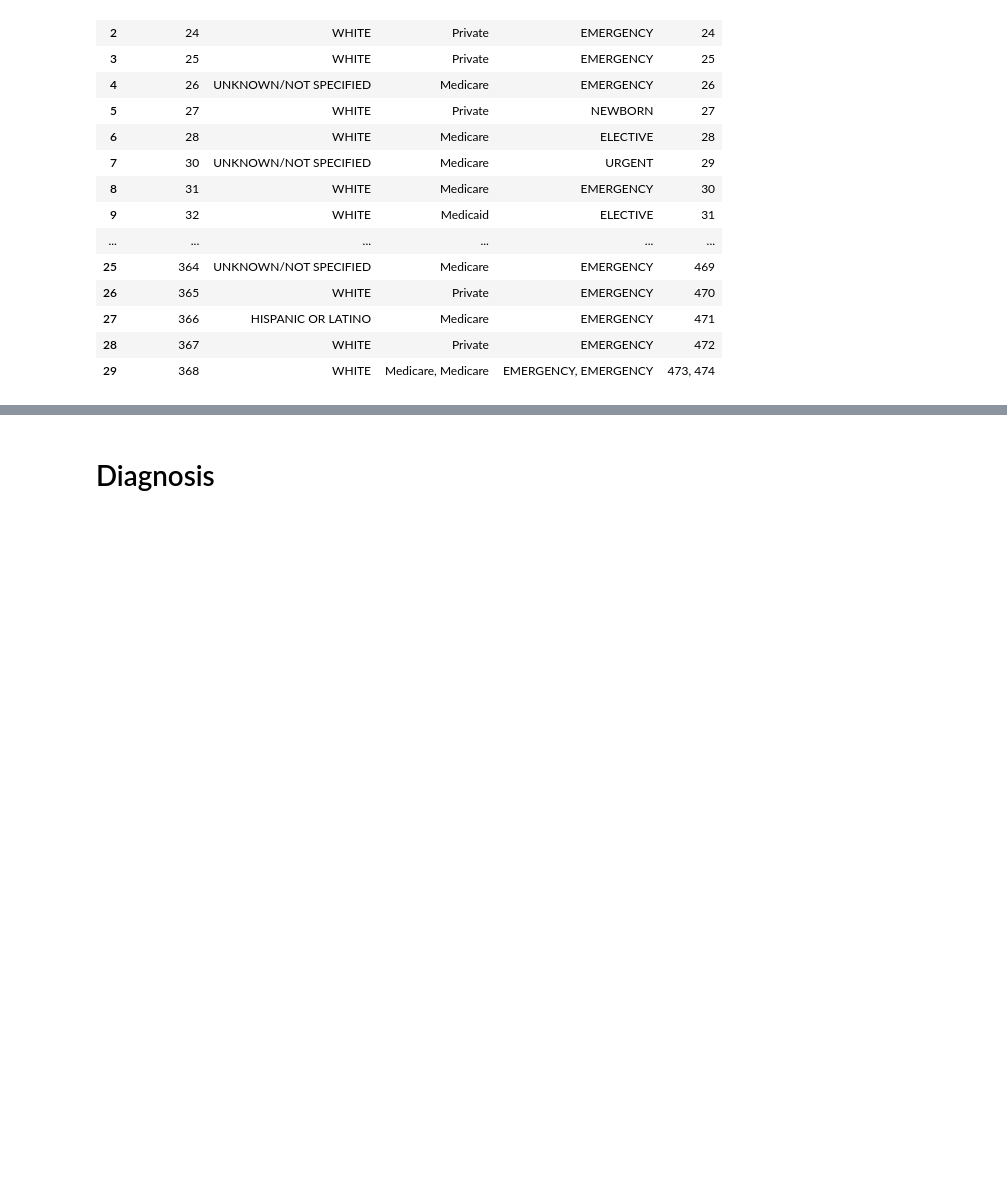
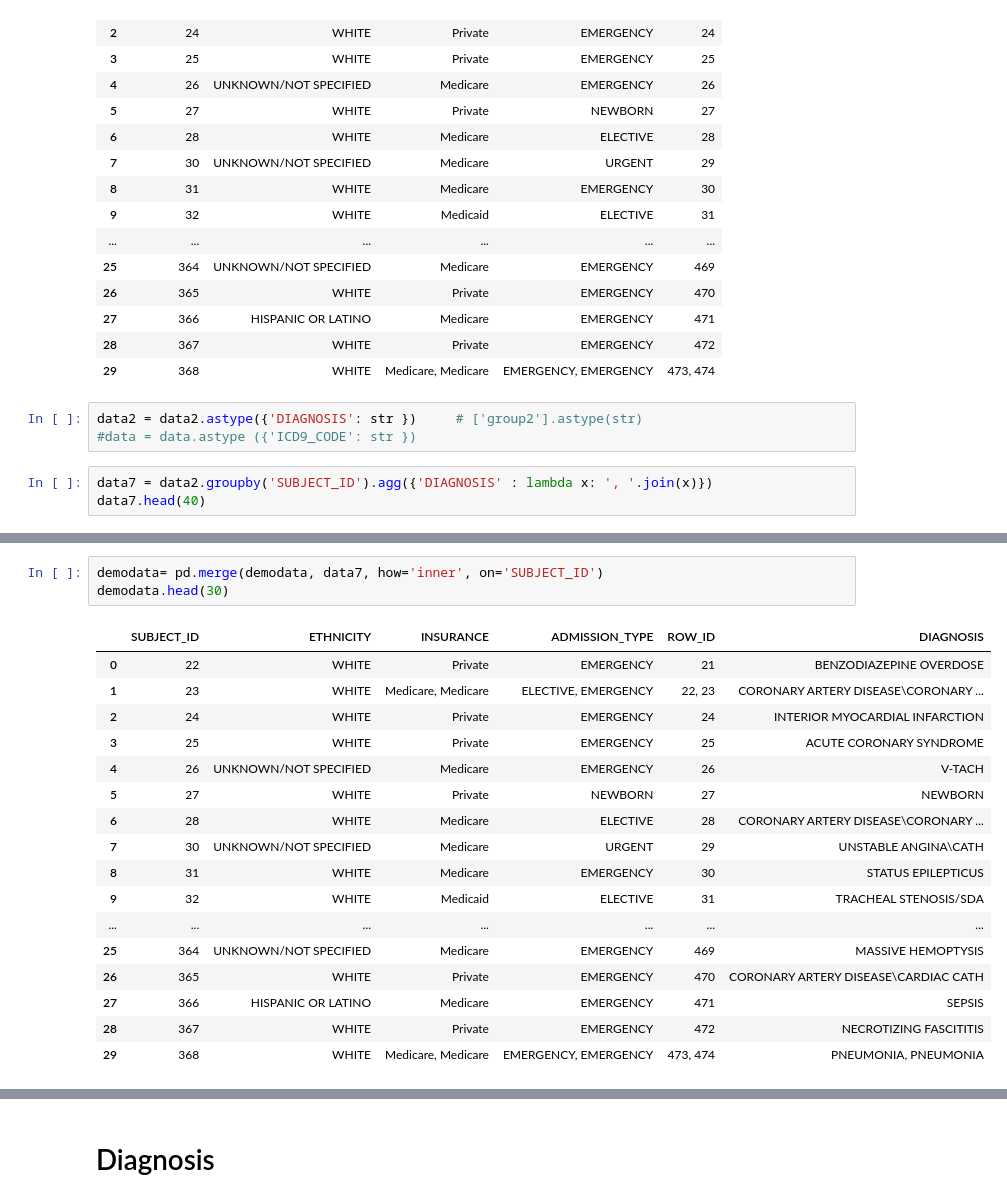
Before and after one commit to kathy908000/Health-Care-Research, a Jupyter notebook: MIMICIII-Matrix.ipynb, the cells around one changed output, grey strips where cells are left out. Saved outputs shown, nothing was run; the diff lists cells and outputs as text; blank space fills up the shorter version.

```diff
--- a/MIMICIII-Matrix.ipynb
+++ b/MIMICIII-Matrix.ipynb
@@ -229,3 +234,9 @@ demodata.head(30)
 | 27 | 366 | HISPANIC OR LATINO | Medicare | EMERGENCY | 471 |
 | 28 | 367 | WHITE | Private | EMERGENCY | 472 |
 | 29 | 368 | WHITE | Medicare, Medicare | EMERGENCY, EMERGENCY | 473, 474 |
+# %%
+data2 = data2.astype({'DIAGNOSIS': str })     # ['group2'].astype(str)
+#data = data.astype ({'ICD9_CODE': str })
+# %%
+data7 = data2.groupby('SUBJECT_ID').agg({'DIAGNOSIS' : lambda x: ', '.join(x)})
+data7.head(40)
@@ -231,0 +262,21 @@ demodata.head(30)
+# %%
+demodata= pd.merge(demodata, data7, how='inner', on='SUBJECT_ID')
+demodata.head(30)
+# %% [output]
+|  | SUBJECT_ID | ETHNICITY | INSURANCE | ADMISSION_TYPE | ROW_ID | DIAGNOSIS |
+| 0 | 22 | WHITE | Private | EMERGENCY | 21 | BENZODIAZEPINE OVERDOSE |
+| 1 | 23 | WHITE | Medicare, Medicare | ELECTIVE, EMERGENCY | 22, 23 | CORONARY ARTERY DISEASE\CORONARY ... |
+| 2 | 24 | WHITE | Private | EMERGENCY | 24 | INTERIOR MYOCARDIAL INFARCTION |
+| 3 | 25 | WHITE | Private | EMERGENCY | 25 | ACUTE CORONARY SYNDROME |
+| 4 | 26 | UNKNOWN/NOT SPECIFIED | Medicare | EMERGENCY | 26 | V-TACH |
+| 5 | 27 | WHITE | Private | NEWBORN | 27 | NEWBORN |
+| 6 | 28 | WHITE | Medicare | ELECTIVE | 28 | CORONARY ARTERY DISEASE\CORONARY ... |
+| 7 | 30 | UNKNOWN/NOT SPECIFIED | Medicare | URGENT | 29 | UNSTABLE ANGINA\CATH |
+| 8 | 31 | WHITE | Medicare | EMERGENCY | 30 | STATUS EPILEPTICUS |
+| 9 | 32 | WHITE | Medicaid | ELECTIVE | 31 | TRACHEAL STENOSIS/SDA |
+| ... | ... | ... | ... | ... | ... | ... |
+| 25 | 364 | UNKNOWN/NOT SPECIFIED | Medicare | EMERGENCY | 469 | MASSIVE HEMOPTYSIS |
+| 26 | 365 | WHITE | Private | EMERGENCY | 470 | CORONARY ARTERY DISEASE\CARDIAC CATH |
+| 27 | 366 | HISPANIC OR LATINO | Medicare | EMERGENCY | 471 | SEPSIS |
+| 28 | 367 | WHITE | Private | EMERGENCY | 472 | NECROTIZING FASCITITIS |
+| 29 | 368 | WHITE | Medicare, Medicare | EMERGENCY, EMERGENCY | 473, 474 | PNEUMONIA, PNEUMONIA |
```
Also changed, not shown: parts of 20 cells of this notebook.
